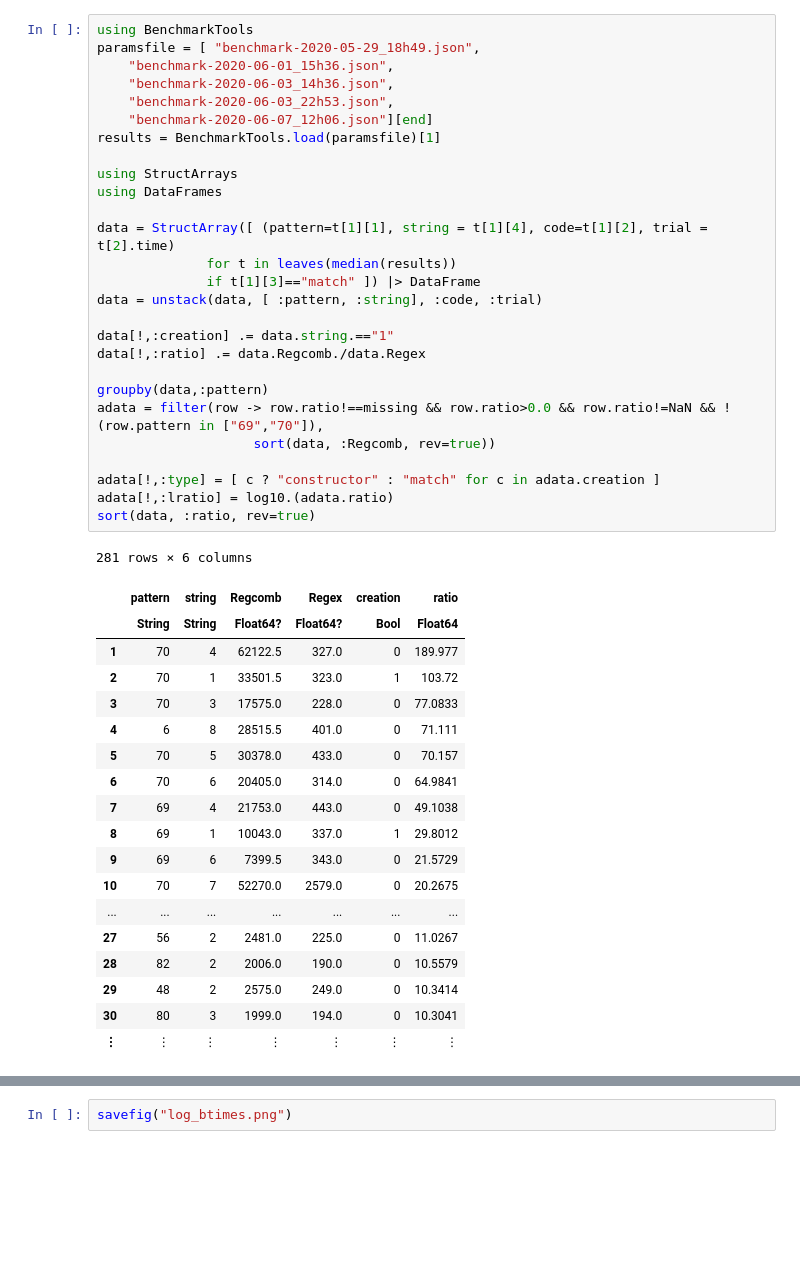
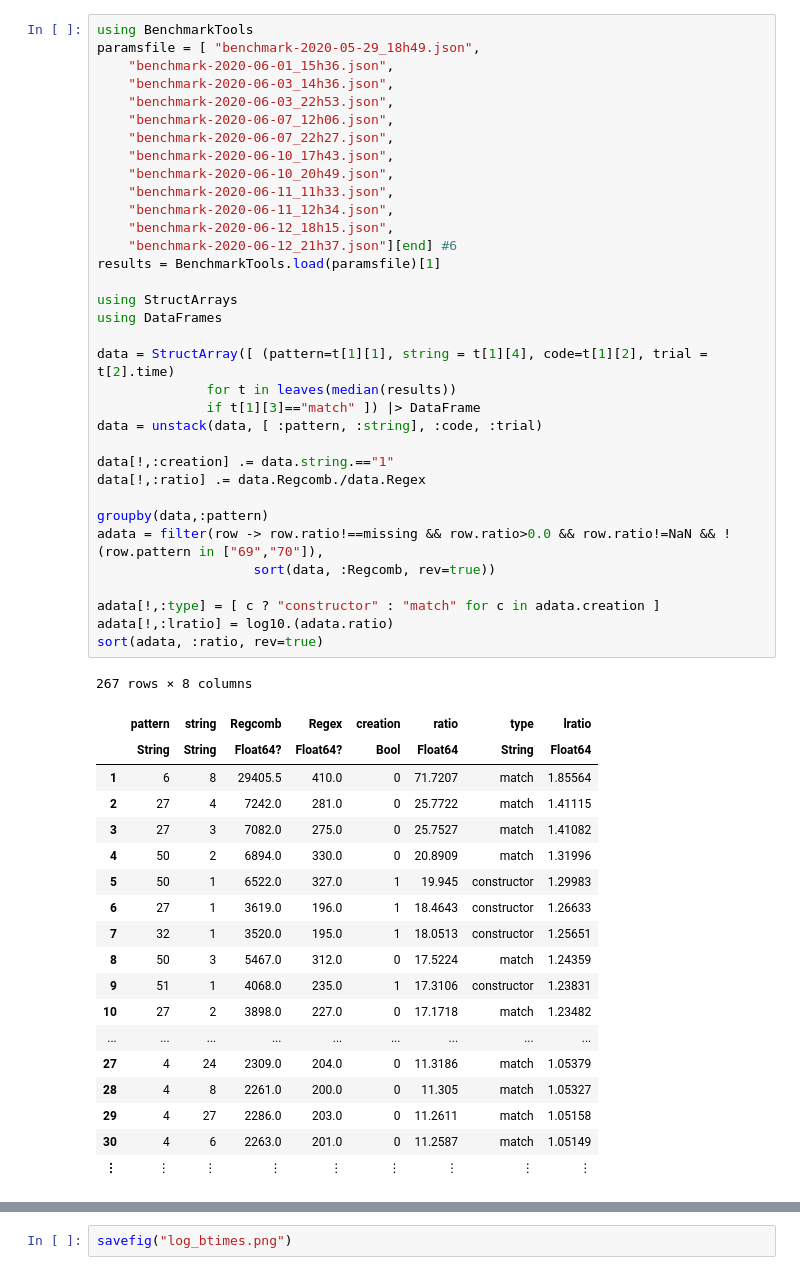
Before and after one commit to gkappler/CombinedParsers.jl, a Jupyter notebook: benchmark/benchmarks.ipynb, the cells around one changed output, grey strips where cells are left out. Saved outputs shown, nothing was run; the diff lists cells and outputs as text; blank space fills up the shorter version.

```diff
--- a/benchmark/benchmarks.ipynb
+++ b/benchmark/benchmarks.ipynb
@@ -1,47 +1,54 @@
 # %%
 using BenchmarkTools
 paramsfile = [ "benchmark-2020-05-29_18h49.json",
     "benchmark-2020-06-01_15h36.json",
     "benchmark-2020-06-03_14h36.json",
     "benchmark-2020-06-03_22h53.json",
-    "benchmark-2020-06-07_12h06.json"][end]
+    "benchmark-2020-06-07_12h06.json",
+    "benchmark-2020-06-07_22h27.json",
+    "benchmark-2020-06-10_17h43.json",
+    "benchmark-2020-06-10_20h49.json",
+    "benchmark-2020-06-11_11h33.json",
+    "benchmark-2020-06-11_12h34.json",
+    "benchmark-2020-06-12_18h15.json",
+    "benchmark-2020-06-12_21h37.json"][end] #6
 results = BenchmarkTools.load(paramsfile)[1]
 
 using StructArrays
 using DataFrames
 
 data = StructArray([ (pattern=t[1][1], string = t[1][4], code=t[1][2], trial = t[2].time)
               for t in leaves(median(results))
               if t[1][3]=="match" ]) |> DataFrame
 data = unstack(data, [ :pattern, :string], :code, :trial)
 
 data[!,:creation] .= data.string.=="1"
 data[!,:ratio] .= data.Regcomb./data.Regex
 
 groupby(data,:pattern)
 adata = filter(row -> row.ratio!==missing && row.ratio>0.0 && row.ratio!=NaN && !(row.pattern in ["69","70"]),
                     sort(data, :Regcomb, rev=true))
 
 adata[!,:type] = [ c ? "constructor" : "match" for c in adata.creation ]
 adata[!,:lratio] = log10.(adata.ratio)
-sort(data, :ratio, rev=true)
+sort(adata, :ratio, rev=true)
 # %% [output]
-281 rows × 6 columns
+267 rows × 8 columns
-|  | pattern | string | Regcomb | Regex | creation | ratio |
-|  | String | String | Float64? | Float64? | Bool | Float64 |
-| 1 | 70 | 4 | 62122.5 | 327.0 | 0 | 189.977 |
-| 2 | 70 | 1 | 33501.5 | 323.0 | 1 | 103.72 |
-| 3 | 70 | 3 | 17575.0 | 228.0 | 0 | 77.0833 |
-| 4 | 6 | 8 | 28515.5 | 401.0 | 0 | 71.111 |
-| 5 | 70 | 5 | 30378.0 | 433.0 | 0 | 70.157 |
-| 6 | 70 | 6 | 20405.0 | 314.0 | 0 | 64.9841 |
-| 7 | 69 | 4 | 21753.0 | 443.0 | 0 | 49.1038 |
-| 8 | 69 | 1 | 10043.0 | 337.0 | 1 | 29.8012 |
-| 9 | 69 | 6 | 7399.5 | 343.0 | 0 | 21.5729 |
-| 10 | 70 | 7 | 52270.0 | 2579.0 | 0 | 20.2675 |
-| ... | ... | ... | ... | ... | ... | ... |
-| 27 | 56 | 2 | 2481.0 | 225.0 | 0 | 11.0267 |
-| 28 | 82 | 2 | 2006.0 | 190.0 | 0 | 10.5579 |
-| 29 | 48 | 2 | 2575.0 | 249.0 | 0 | 10.3414 |
-| 30 | 80 | 3 | 1999.0 | 194.0 | 0 | 10.3041 |
-| ⋮ | ⋮ | ⋮ | ⋮ | ⋮ | ⋮ | ⋮ |
+|  | pattern | string | Regcomb | Regex | creation | ratio | type | lratio |
+|  | String | String | Float64? | Float64? | Bool | Float64 | String | Float64 |
+| 1 | 6 | 8 | 29405.5 | 410.0 | 0 | 71.7207 | match | 1.85564 |
+| 2 | 27 | 4 | 7242.0 | 281.0 | 0 | 25.7722 | match | 1.41115 |
+| 3 | 27 | 3 | 7082.0 | 275.0 | 0 | 25.7527 | match | 1.41082 |
+| 4 | 50 | 2 | 6894.0 | 330.0 | 0 | 20.8909 | match | 1.31996 |
+| 5 | 50 | 1 | 6522.0 | 327.0 | 1 | 19.945 | constructor | 1.29983 |
+| 6 | 27 | 1 | 3619.0 | 196.0 | 1 | 18.4643 | constructor | 1.26633 |
+| 7 | 32 | 1 | 3520.0 | 195.0 | 1 | 18.0513 | constructor | 1.25651 |
+| 8 | 50 | 3 | 5467.0 | 312.0 | 0 | 17.5224 | match | 1.24359 |
+| 9 | 51 | 1 | 4068.0 | 235.0 | 1 | 17.3106 | constructor | 1.23831 |
+| 10 | 27 | 2 | 3898.0 | 227.0 | 0 | 17.1718 | match | 1.23482 |
+| ... | ... | ... | ... | ... | ... | ... | ... | ... |
+| 27 | 4 | 24 | 2309.0 | 204.0 | 0 | 11.3186 | match | 1.05379 |
+| 28 | 4 | 8 | 2261.0 | 200.0 | 0 | 11.305 | match | 1.05327 |
+| 29 | 4 | 27 | 2286.0 | 203.0 | 0 | 11.2611 | match | 1.05158 |
+| 30 | 4 | 6 | 2263.0 | 201.0 | 0 | 11.2587 | match | 1.05149 |
+| ⋮ | ⋮ | ⋮ | ⋮ | ⋮ | ⋮ | ⋮ | ⋮ | ⋮ |
```
Also changed, not shown: parts of 5 cells of this notebook, 1 other file.
